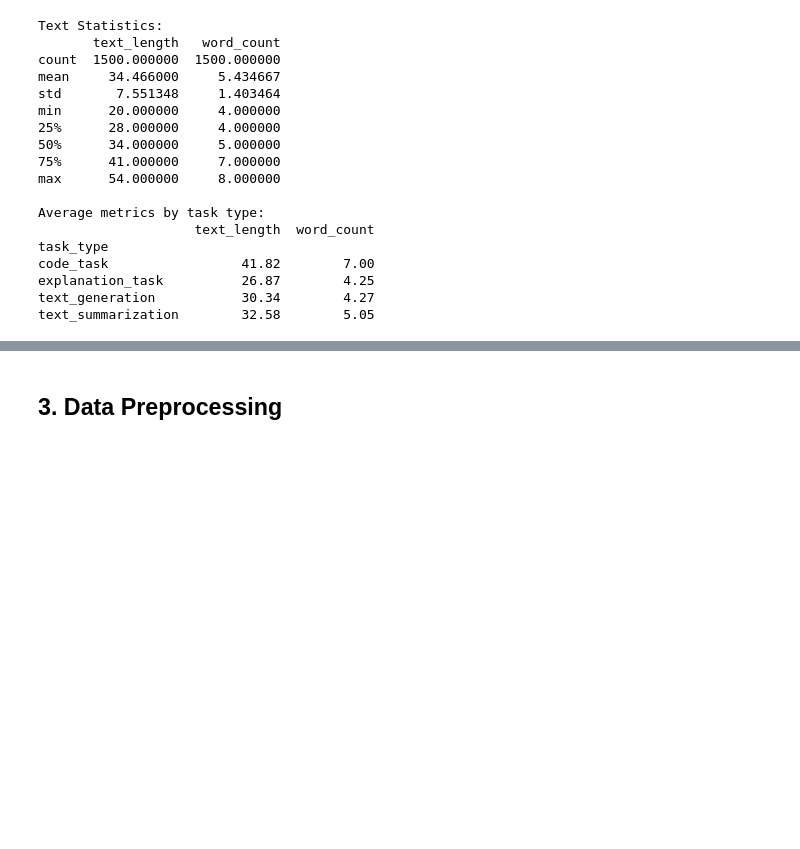
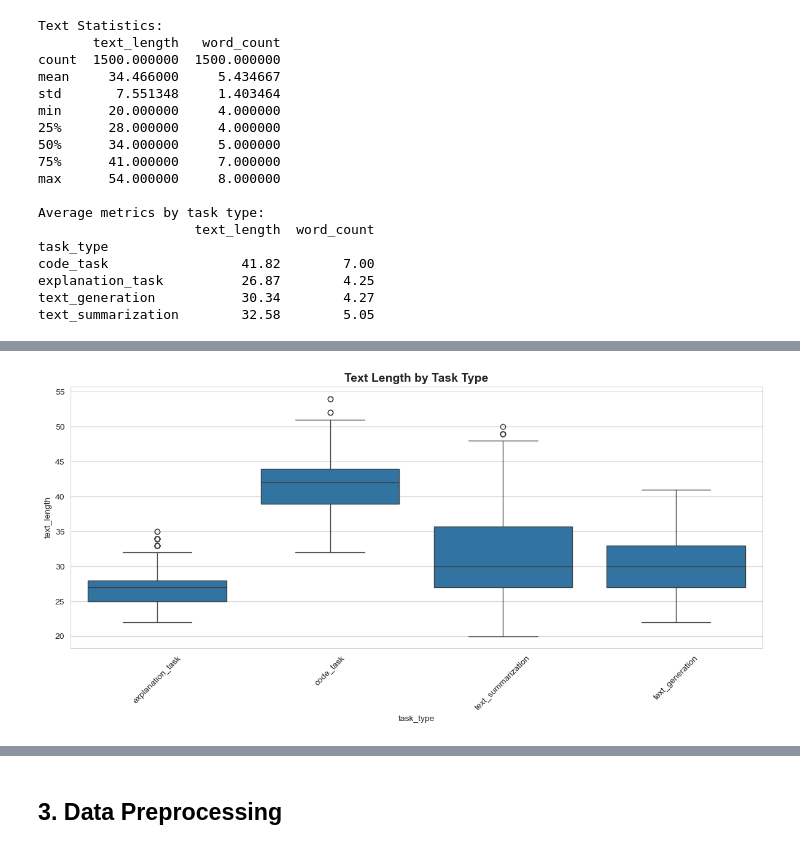
Before and after one commit to ipetrom/bhl-hackathon-beszketnyky, a Jupyter notebook: ml_analysis/ml_analysis.ipynb, the cells around one changed output, grey strips where cells are left out. Cells and saved outputs as stored; diff of their text form; code cells hidden in the pictures; blank space fills up the shorter version.

```diff
--- a/ml_analysis/ml_analysis.ipynb
+++ b/ml_analysis/ml_analysis.ipynb
@@ -120,0 +141,9 @@ text_summarization        32.58        5.05
+# %%
+plt.figure(figsize=(12, 6))
+sns.boxplot(data=df, x='task_type', y='text_length')
+plt.title('Text Length by Task Type', fontsize=14, fontweight='bold')
+plt.xticks(rotation=45)
+plt.tight_layout()
+plt.show()
+# %% [output]
+[figure, added]
```
Also changed, not shown: parts of 4 cells of this notebook.
